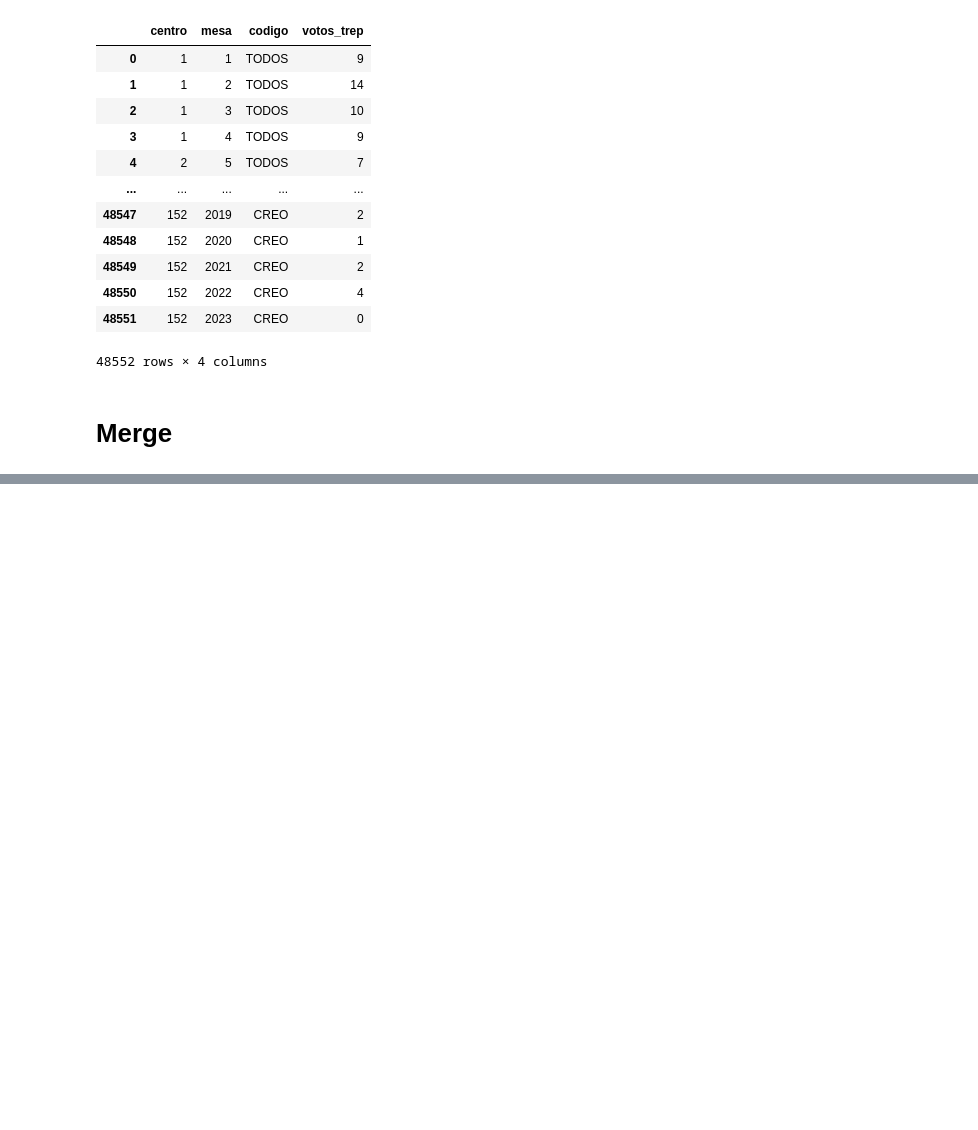
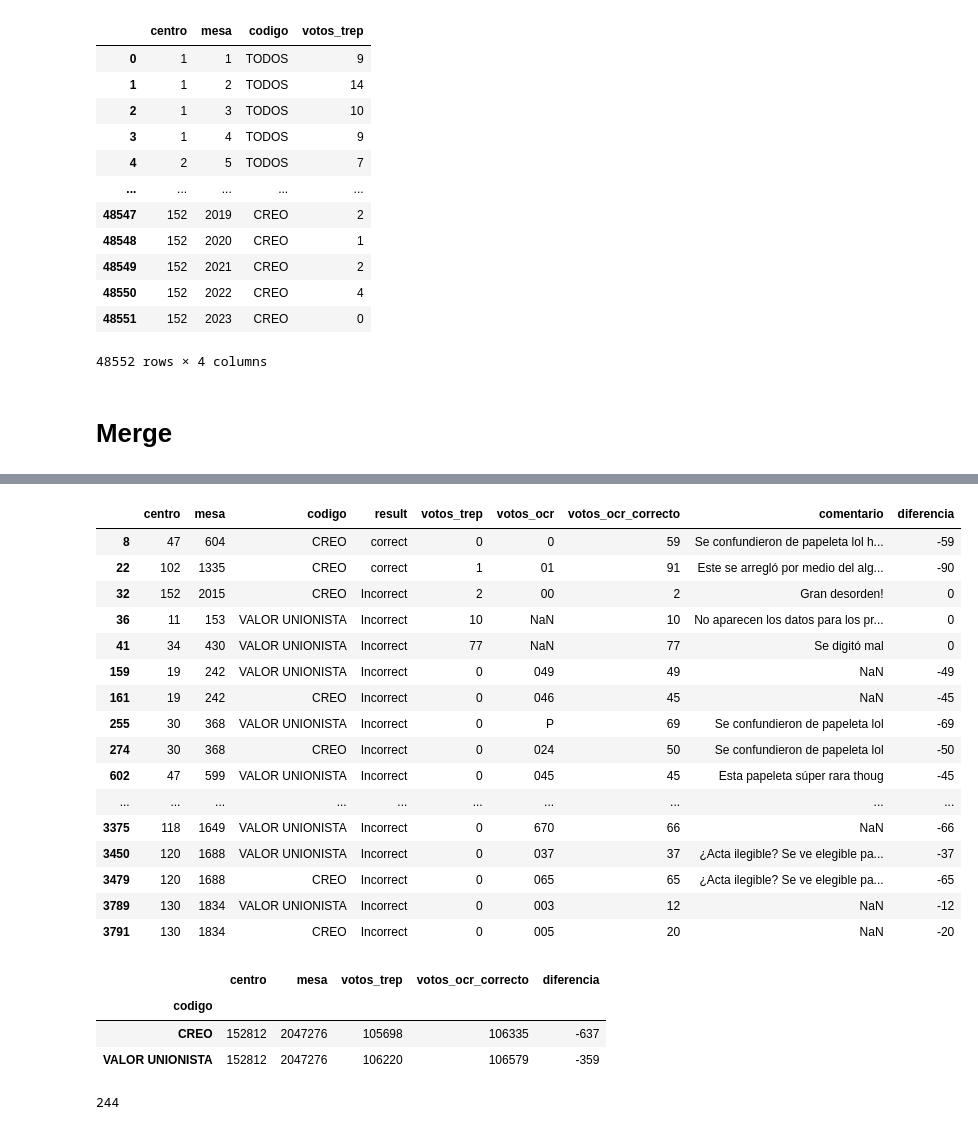
Before and after one commit to RudiksChess/recopilacion_y_analisis_elecciones_de_guatemala_2023, a Jupyter notebook: code/analisis_datos_municipalidad_de_guatemala.ipynb, the cells around one changed output, grey strips where cells are left out. Cells and saved outputs as stored; diff of their text form; code cells hidden in the pictures; blank space fills up the shorter version.

Commit message:
Arreglos y análisis de los datos
Análisis de los datos

```diff
--- a/code/analisis_datos_municipalidad_de_guatemala.ipynb
+++ b/code/analisis_datos_municipalidad_de_guatemala.ipynb
@@ -172,0 +210,3 @@ df_completo_con_ocr_y_trep.to_excel('/Users/rudikrompich/Git/recopilacion_y_anal
+# %%
+df_analisis_con_correcciones = pd.read_excel("/Users/rudikrompich/Git/recopilacion_y_analisis_elecciones_de_guatemala_2023/data_analisis/arreglo_manual.xlsx")
+df_analisis_con_correcciones
@@ -172,0 +227,34 @@ df_completo_con_ocr_y_trep.to_excel('/Users/rudikrompich/Git/recopilacion_y_anal
+# %%
+df_analisis_con_correcciones["diferencia"] = df_analisis_con_correcciones["votos_trep"] - df_analisis_con_correcciones["votos_ocr_correcto"]
+# %%
+df_final_diferencias = df_analisis_con_correcciones[(df_analisis_con_correcciones["diferencia"] != 0) |(df_analisis_con_correcciones["comentario"].notna())].copy()
+df_final_diferencias
+# %% [output]
+|  | centro | mesa | codigo | result | votos_trep | votos_ocr | votos_ocr_correcto | comentario | diferencia |
+| 8 | 47 | 604 | CREO | correct | 0 | 0 | 59 | Se confundieron de papeleta lol h... | -59 |
+| 22 | 102 | 1335 | CREO | correct | 1 | 01 | 91 | Este se arregló por medio del alg... | -90 |
+| 32 | 152 | 2015 | CREO | Incorrect | 2 | 00 | 2 | Gran desorden! | 0 |
+| 36 | 11 | 153 | VALOR UNIONISTA | Incorrect | 10 | NaN | 10 | No aparecen los datos para los pr... | 0 |
+| 41 | 34 | 430 | VALOR UNIONISTA | Incorrect | 77 | NaN | 77 | Se digitó mal | 0 |
+| 159 | 19 | 242 | VALOR UNIONISTA | Incorrect | 0 | 049 | 49 | NaN | -49 |
+| 161 | 19 | 242 | CREO | Incorrect | 0 | 046 | 45 | NaN | -45 |
+| 255 | 30 | 368 | VALOR UNIONISTA | Incorrect | 0 | P | 69 | Se confundieron de papeleta lol | -69 |
+| 274 | 30 | 368 | CREO | Incorrect | 0 | 024 | 50 | Se confundieron de papeleta lol | -50 |
+| 602 | 47 | 599 | VALOR UNIONISTA | Incorrect | 0 | 045 | 45 | Esta papeleta súper rara thoug | -45 |
+| ... | ... | ... | ... | ... | ... | ... | ... | ... | ... |
+| 3375 | 118 | 1649 | VALOR UNIONISTA | Incorrect | 0 | 670 | 66 | NaN | -66 |
+| 3450 | 120 | 1688 | VALOR UNIONISTA | Incorrect | 0 | 037 | 37 | ¿Acta ilegible? Se ve elegible pa... | -37 |
+| 3479 | 120 | 1688 | CREO | Incorrect | 0 | 065 | 65 | ¿Acta ilegible? Se ve elegible pa... | -65 |
+| 3789 | 130 | 1834 | VALOR UNIONISTA | Incorrect | 0 | 003 | 12 | NaN | -12 |
+| 3791 | 130 | 1834 | CREO | Incorrect | 0 | 005 | 20 | NaN | -20 |
+# %%
+df_analisis_con_correcciones.groupby(["codigo"]).sum()
+# %% [output]
+|  | centro | mesa | votos_trep | votos_ocr_correcto | diferencia |
+| codigo |  |  |  |  |  |
+| CREO | 152812 | 2047276 | 105698 | 106335 | -637 |
+| VALOR UNIONISTA | 152812 | 2047276 | 106220 | 106579 | -359 |
+# %%
+106579-106335
+# %% [output]
+244
```
Also changed, not shown: parts of 9 cells of this notebook, 28 other files.
